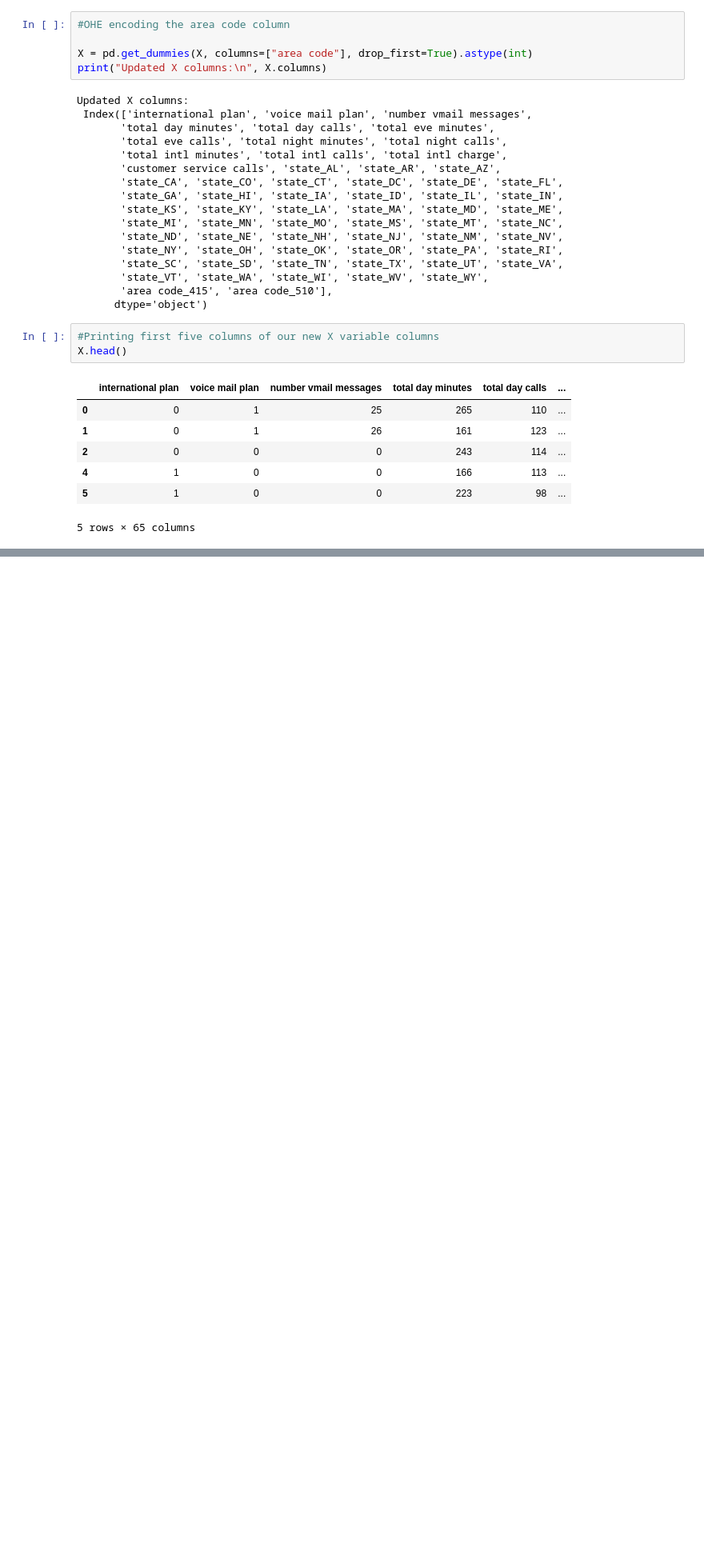
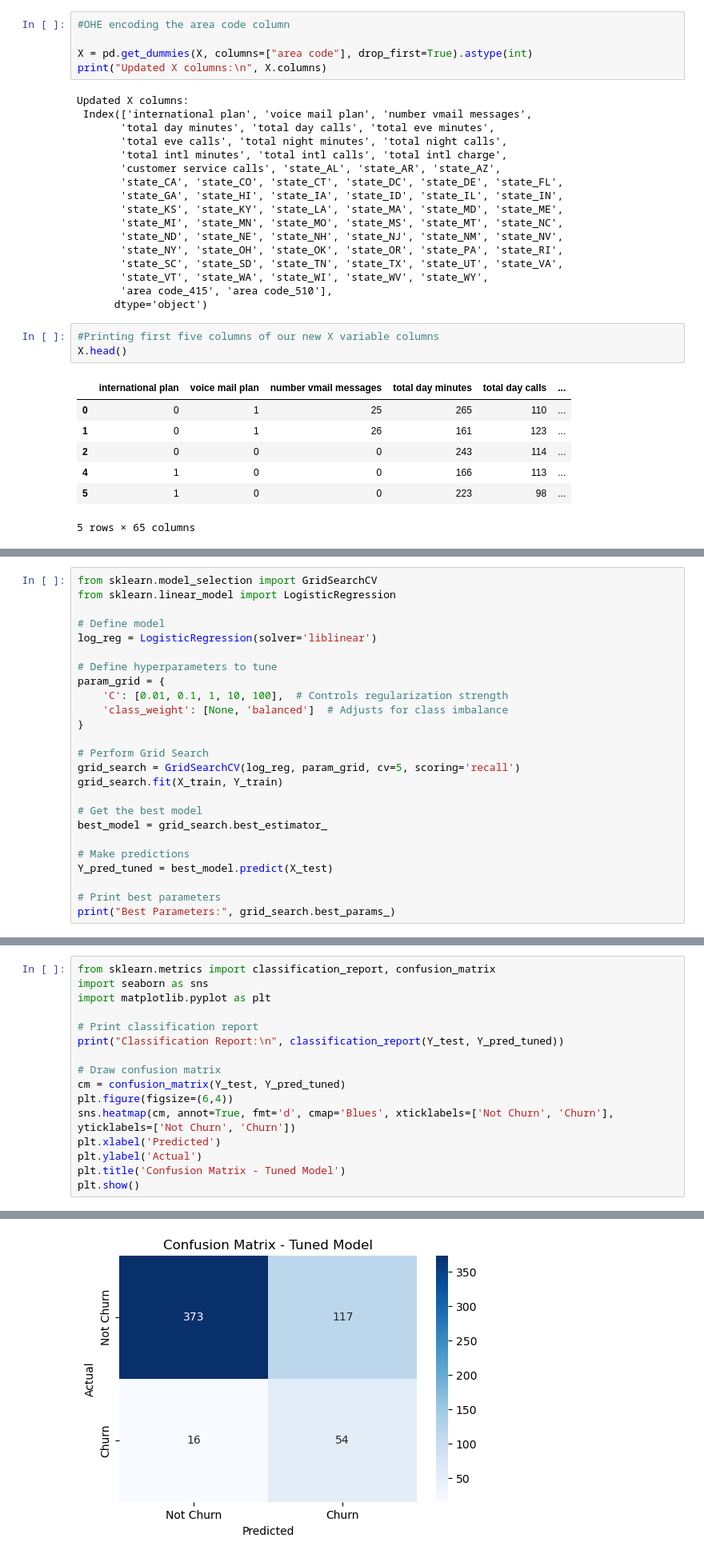
Before and after one commit to Thazes/Phase3Project, a Jupyter notebook: Phase3.ipynb, the cells around one changed output, grey strips where cells are left out. Shown at 80% size. Cells and saved outputs as stored; diff of their text form; blank space fills up the shorter version.

```diff
--- a/Phase3.ipynb
+++ b/Phase3.ipynb
@@ -528,0 +645,25 @@ memory usage: 1.4 MB
+# %%
+from sklearn.model_selection import GridSearchCV
+from sklearn.linear_model import LogisticRegression
+
+# Define model
+log_reg = LogisticRegression(solver='liblinear')
+
+# Define hyperparameters to tune
+param_grid = {
+    'C': [0.01, 0.1, 1, 10, 100],  # Controls regularization strength
+    'class_weight': [None, 'balanced']  # Adjusts for class imbalance
+}
+
+# Perform Grid Search
+grid_search = GridSearchCV(log_reg, param_grid, cv=5, scoring='recall')
+grid_search.fit(X_train, Y_train)
+
+# Get the best model
+best_model = grid_search.best_estimator_
+
+# Make predictions
+Y_pred_tuned = best_model.predict(X_test)
+
+# Print best parameters
+print("Best Parameters:", grid_search.best_params_)
@@ -528,0 +672,17 @@ memory usage: 1.4 MB
+# %%
+from sklearn.metrics import classification_report, confusion_matrix
+import seaborn as sns
+import matplotlib.pyplot as plt
+
+# Print classification report
+print("Classification Report:\n", classification_report(Y_test, Y_pred_tuned))
+
+# Draw confusion matrix
+cm = confusion_matrix(Y_test, Y_pred_tuned)
+plt.figure(figsize=(6,4))
+sns.heatmap(cm, annot=True, fmt='d', cmap='Blues', xticklabels=['Not Churn', 'Churn'], yticklabels=['Not Churn', 'Churn'])
+plt.xlabel('Predicted')
+plt.ylabel('Actual')
+plt.title('Confusion Matrix - Tuned Model')
+plt.show()
+# %% [output]
@@ -528,0 +698 @@ memory usage: 1.4 MB
+[figure, added]
```
Also changed, not shown: parts of 10 cells of this notebook.
